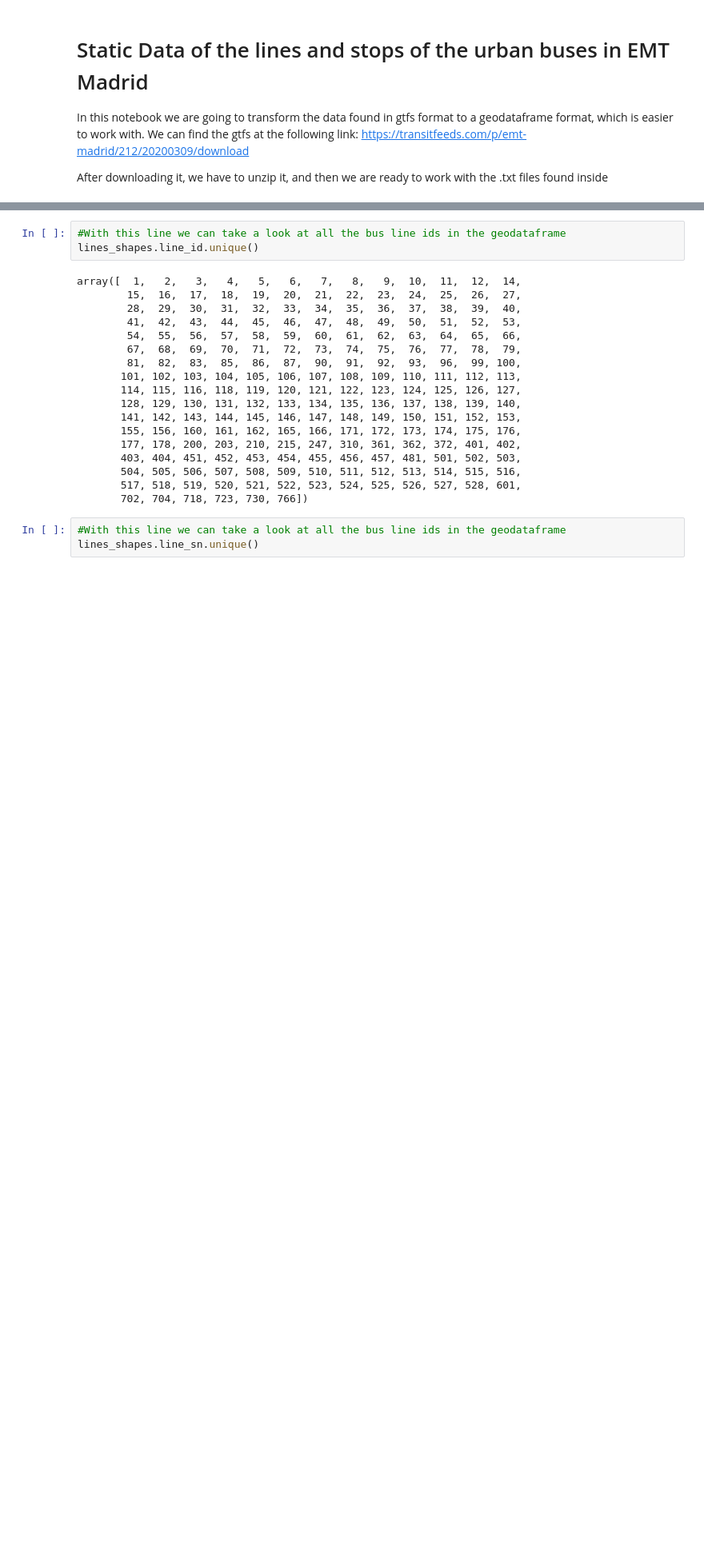
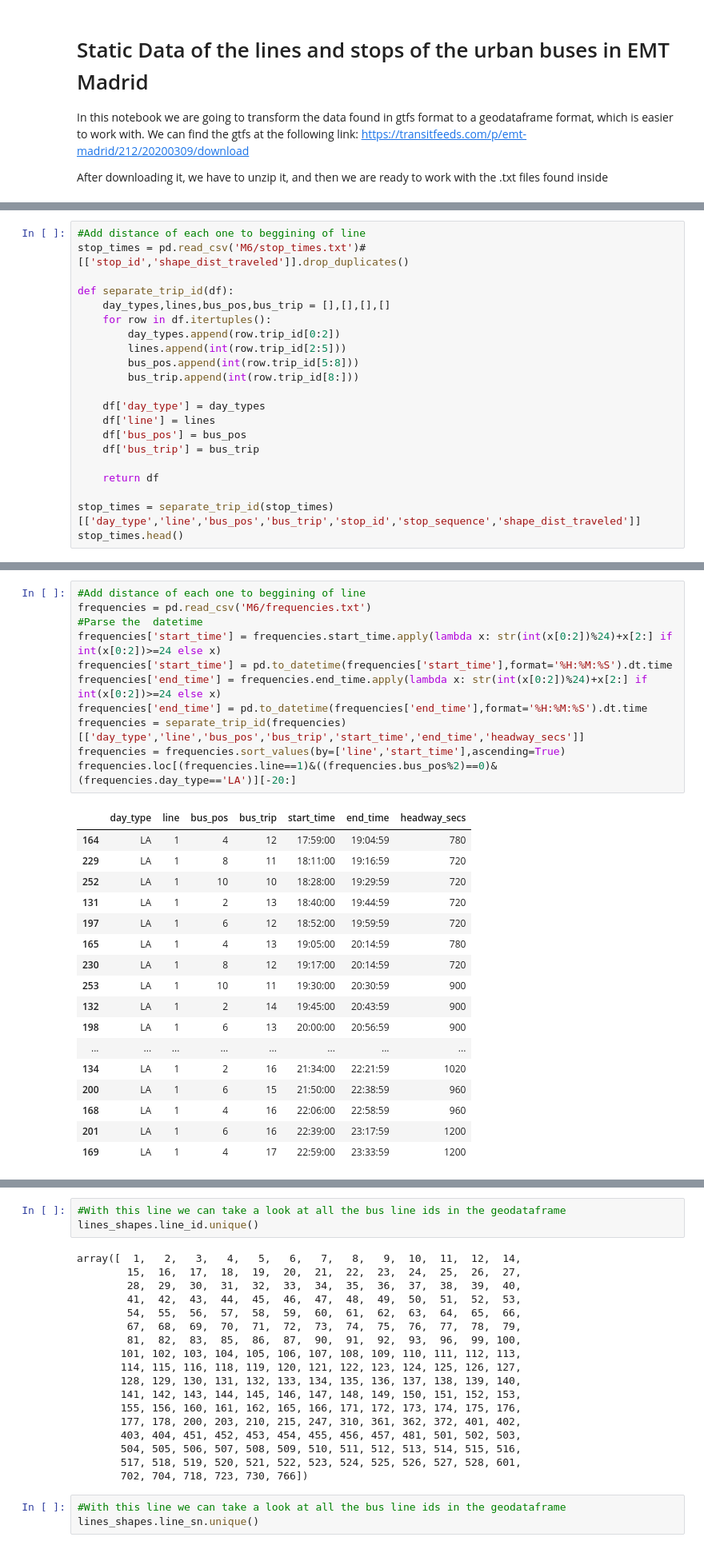
Before and after one commit to Catedra-Cabify-ETSIT-UPM/EMTUrbanBuses_Notebooks, a Jupyter notebook: M6_GTFS_Preanalysis.ipynb, the cells around one changed output, grey strips where cells are left out. Shown at 80% size. Cells and saved outputs as stored; diff of their text form; blank space fills up the shorter version.

```diff
--- a/M6_GTFS_Preanalysis.ipynb
+++ b/M6_GTFS_Preanalysis.ipynb
@@ -41,0 +61,21 @@ stops.describe()
+# %%
+#Add distance of each one to beggining of line
+stop_times = pd.read_csv('M6/stop_times.txt')#[['stop_id','shape_dist_traveled']].drop_duplicates()
+
+def separate_trip_id(df):
+    day_types,lines,bus_pos,bus_trip = [],[],[],[]
+    for row in df.itertuples():
+        day_types.append(row.trip_id[0:2])
+        lines.append(int(row.trip_id[2:5]))
+        bus_pos.append(int(row.trip_id[5:8]))
+        bus_trip.append(int(row.trip_id[8:]))
+
+    df['day_type'] = day_types
+    df['line'] = lines
+    df['bus_pos'] = bus_pos
+    df['bus_trip'] = bus_trip
+
+    return df
+
+stop_times = separate_trip_id(stop_times)[['day_type','line','bus_pos','bus_trip','stop_id','stop_sequence','shape_dist_traveled']]
+stop_times.head()
@@ -41,0 +104,29 @@ stops.describe()
+# %%
+#Add distance of each one to beggining of line
+frequencies = pd.read_csv('M6/frequencies.txt')
+#Parse the  datetime
+frequencies['start_time'] = frequencies.start_time.apply(lambda x: str(int(x[0:2])%24)+x[2:] if int(x[0:2])>=24 else x)
+frequencies['start_time'] = pd.to_datetime(frequencies['start_time'],format='%H:%M:%S').dt.time
+frequencies['end_time'] = frequencies.end_time.apply(lambda x: str(int(x[0:2])%24)+x[2:] if int(x[0:2])>=24 else x)
+frequencies['end_time'] = pd.to_datetime(frequencies['end_time'],format='%H:%M:%S').dt.time
+frequencies = separate_trip_id(frequencies)[['day_type','line','bus_pos','bus_trip','start_time','end_time','headway_secs']]
+frequencies = frequencies.sort_values(by=['line','start_time'],ascending=True)
+frequencies.loc[(frequencies.line==1)&((frequencies.bus_pos%2)==0)&(frequencies.day_type=='LA')][-20:]
+# %% [output]
+|  | day_type | line | bus_pos | bus_trip | start_time | end_time | headway_secs |
+| 164 | LA | 1 | 4 | 12 | 17:59:00 | 19:04:59 | 780 |
+| 229 | LA | 1 | 8 | 11 | 18:11:00 | 19:16:59 | 720 |
+| 252 | LA | 1 | 10 | 10 | 18:28:00 | 19:29:59 | 720 |
+| 131 | LA | 1 | 2 | 13 | 18:40:00 | 19:44:59 | 720 |
+| 197 | LA | 1 | 6 | 12 | 18:52:00 | 19:59:59 | 720 |
+| 165 | LA | 1 | 4 | 13 | 19:05:00 | 20:14:59 | 780 |
+| 230 | LA | 1 | 8 | 12 | 19:17:00 | 20:14:59 | 720 |
+| 253 | LA | 1 | 10 | 11 | 19:30:00 | 20:30:59 | 900 |
+| 132 | LA | 1 | 2 | 14 | 19:45:00 | 20:43:59 | 900 |
+| 198 | LA | 1 | 6 | 13 | 20:00:00 | 20:56:59 | 900 |
+| ... | ... | ... | ... | ... | ... | ... | ... |
+| 134 | LA | 1 | 2 | 16 | 21:34:00 | 22:21:59 | 1020 |
+| 200 | LA | 1 | 6 | 15 | 21:50:00 | 22:38:59 | 960 |
+| 168 | LA | 1 | 4 | 16 | 22:06:00 | 22:58:59 | 960 |
+| 201 | LA | 1 | 6 | 16 | 22:39:00 | 23:17:59 | 1200 |
+| 169 | LA | 1 | 4 | 17 | 22:59:00 | 23:33:59 | 1200 |
```
Also changed, not shown: parts of 15 cells of this notebook, 4 other files.
